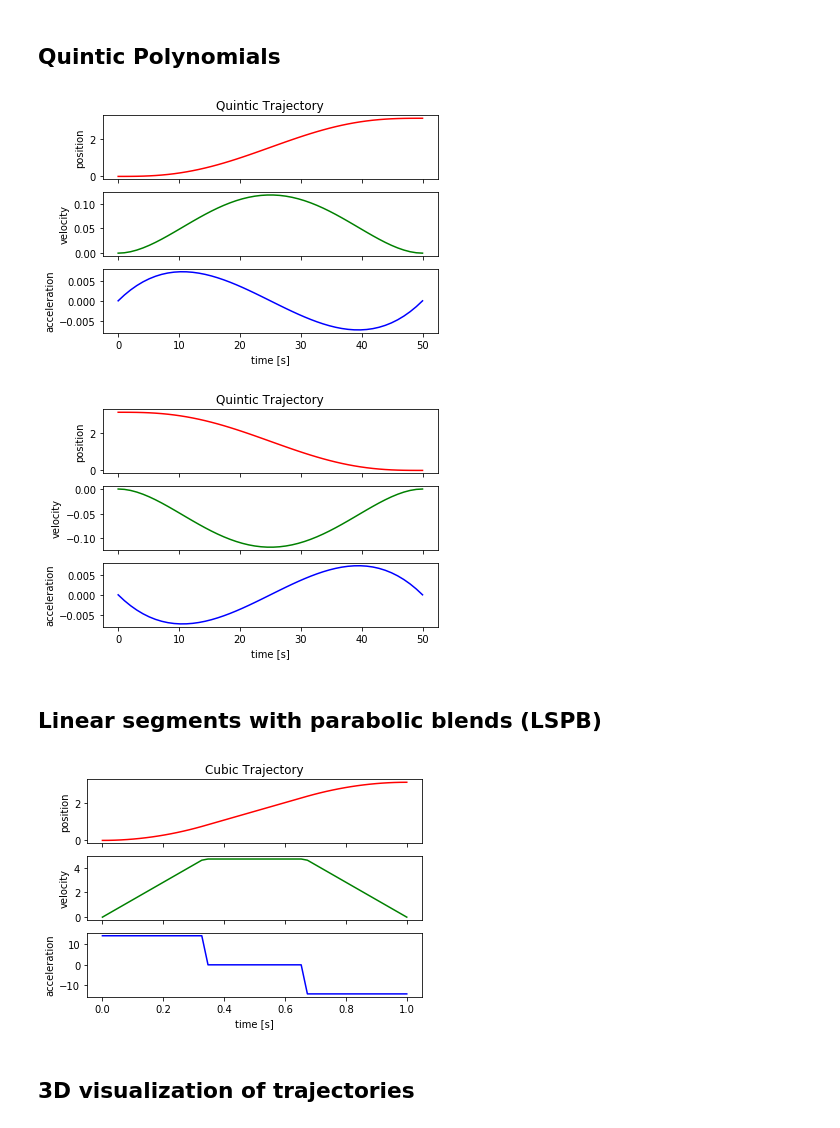
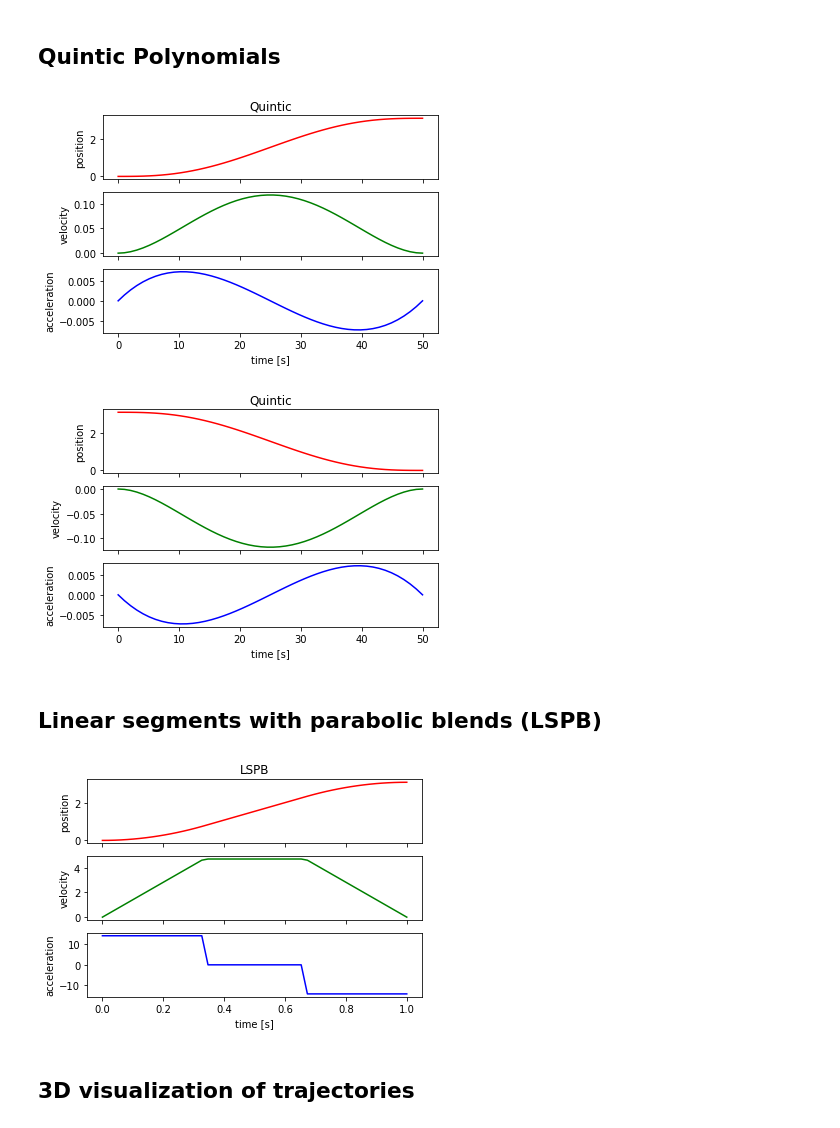
Before and after one commit to eirikwha/tpk4170-robotics, a Jupyter notebook: tpk4170/lectures/trajectory_planning/Trajectory Planning.ipynb, the cells around one changed output. Saved outputs shown, nothing was run; the diff lists cells and outputs as text; code cells hidden in the pictures.

```diff
--- a/tpk4170/lectures/trajectory_planning/Trajectory Planning.ipynb
+++ b/tpk4170/lectures/trajectory_planning/Trajectory Planning.ipynb
@@ -48,21 +41,21 @@ ddqi = [0,0]
 ddqf = [0,0]
 trajectories = quintic_trajectory(qi, qf, dqi, dqf, ddqi, ddqf, 50)
 # %%
-plot_trajectory(trajectories[0], iscubic=False)
+plot_trajectory(trajectories[0], title='Quintic')
 # %% [output]
-[figure, old version]
+[figure, new version]
 # %%
-plot_trajectory(trajectories[1], iscubic=False)
+plot_trajectory(trajectories[1], title='Quintic')
 # %% [output]
-[figure, old version]
+[figure, new version]
 # %% [markdown]
 ## Linear segments with parabolic blends (LSPB)
 # %%
 traj = lspb_trajectory(0, np.pi, 1)
 # %%
-plot_trajectory(traj)
+plot_trajectory(traj, title='LSPB')
 # %% [output]
-[figure, old version]
+[figure, new version]
 # %% [markdown]
 ## 3D visualization of trajectories
 # %%
```
Also changed, not shown: parts of 6 cells of this notebook, 1 other file.
